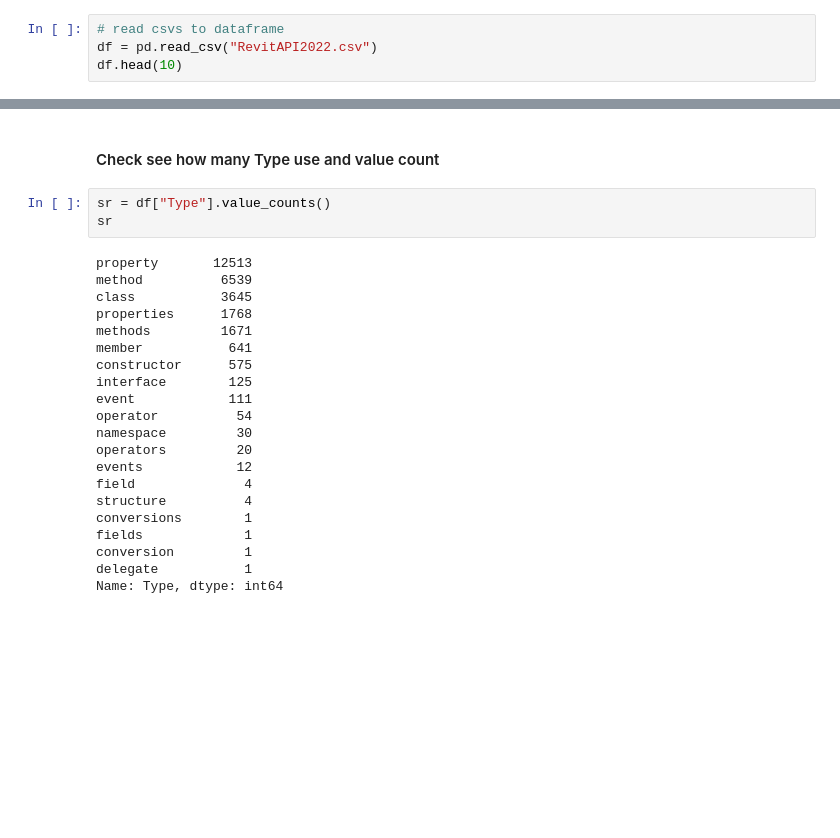
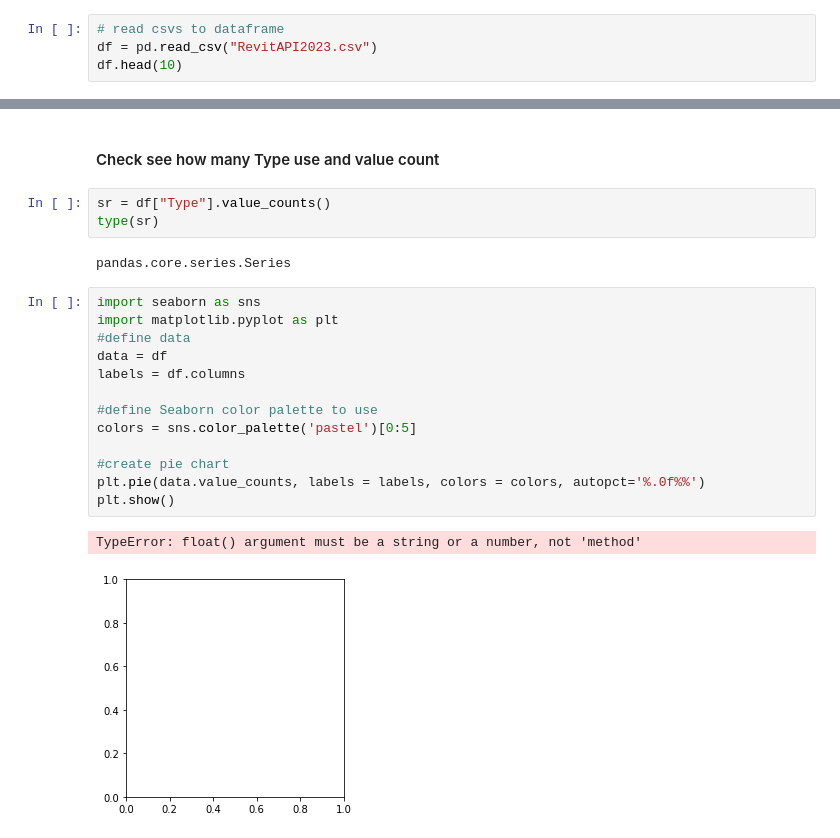
Before and after one commit to chuongmep/RevitAPIDocGen, a Jupyter notebook: JsonRevitAPI.ipynb, the cells around one changed output, grey strips where cells are left out. Drawn from its saved outputs; the diff is of its cells as text; blank space fills up the shorter version.

```diff
--- a/JsonRevitAPI.ipynb
+++ b/JsonRevitAPI.ipynb
@@ -157,7 +153,7 @@ df.head(10)
 | 9 | RevitLink | ExternalResourceTypes.BuiltInExte... | P:Autodesk.Revit.DB.ExternalResou... | An external resource type represe... | Autodesk.Revit.DB | 0010ac27-ce75-aae5-af64-0f58a6411109 | property |
 # %%
 # read csvs to dataframe
-df = pd.read_csv("RevitAPI2022.csv")
+df = pd.read_csv("RevitAPI2023.csv")
 df.head(10)
 # %% [output]
 |  | Title | Keywords | APIName | Description | Namespace | Guid | Type |
@@ -175,25 +171,22 @@ df.head(10)
 #### Check see how many Type use and value count
 # %%
 sr = df["Type"].value_counts()
-sr
+type(sr)
 # %% [output]
-property       12513
-method          6539
-class           3645
-properties      1768
-methods         1671
-member           641
-constructor      575
-interface        125
-event            111
-operator          54
-namespace         30
-operators         20
-events            12
-field              4
-structure          4
-conversions        1
-fields             1
-conversion         1
-delegate           1
-Name: Type, dtype: int64
+pandas.core.series.Series
+# %%
+import seaborn as sns
+import matplotlib.pyplot as plt
+#define data
+data = df
+labels = df.columns
+
+#define Seaborn color palette to use
+colors = sns.color_palette('pastel')[0:5]
+
+#create pie chart
+plt.pie(data.value_counts, labels = labels, colors = colors, autopct='%.0f%%')
+plt.show()
+# %% [output]
+TypeError: float() argument must be a string or a number, not 'method'
+[figure, added]
```
Also changed, not shown: parts of 7 cells of this notebook, 3 other files.
